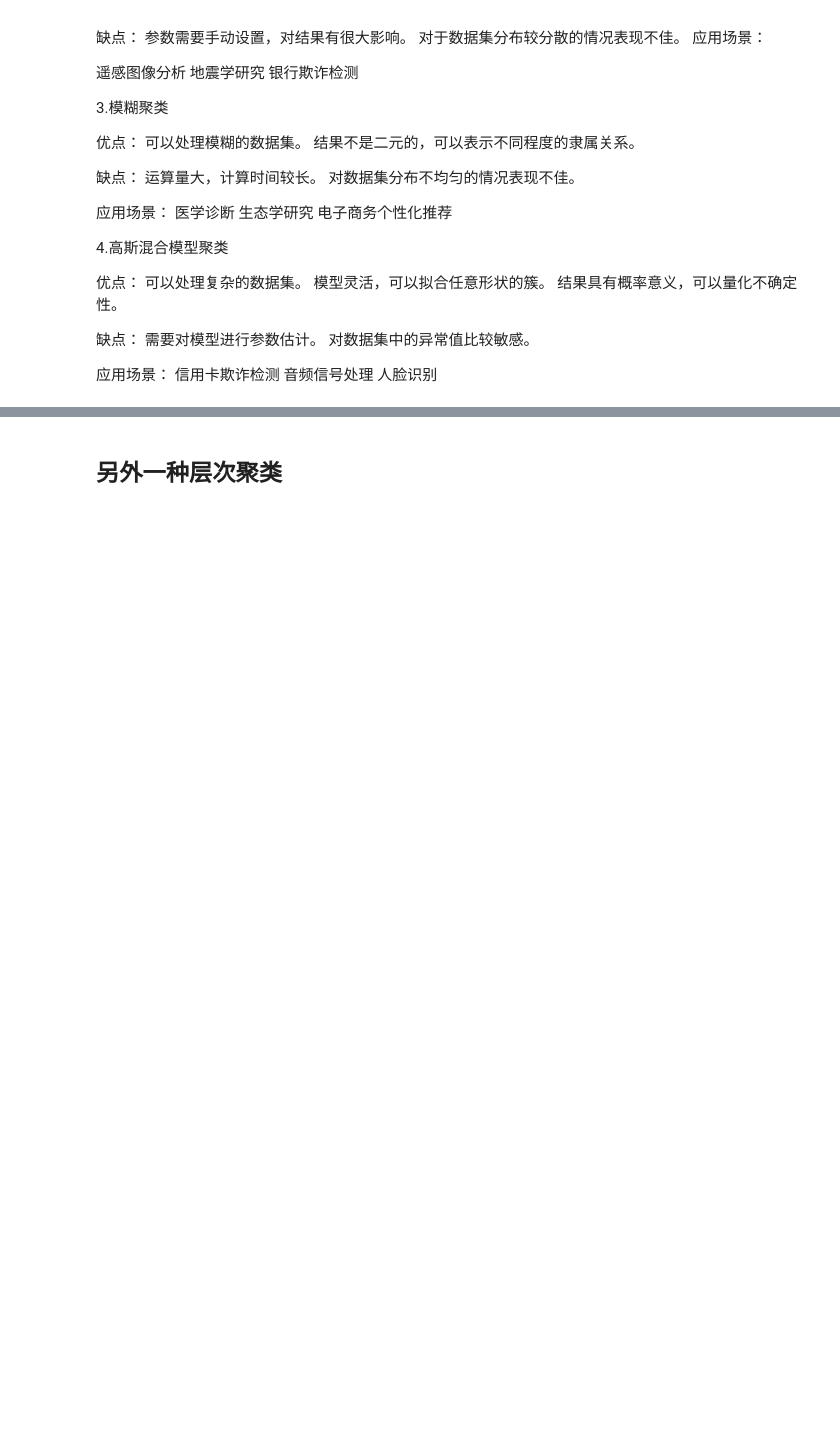
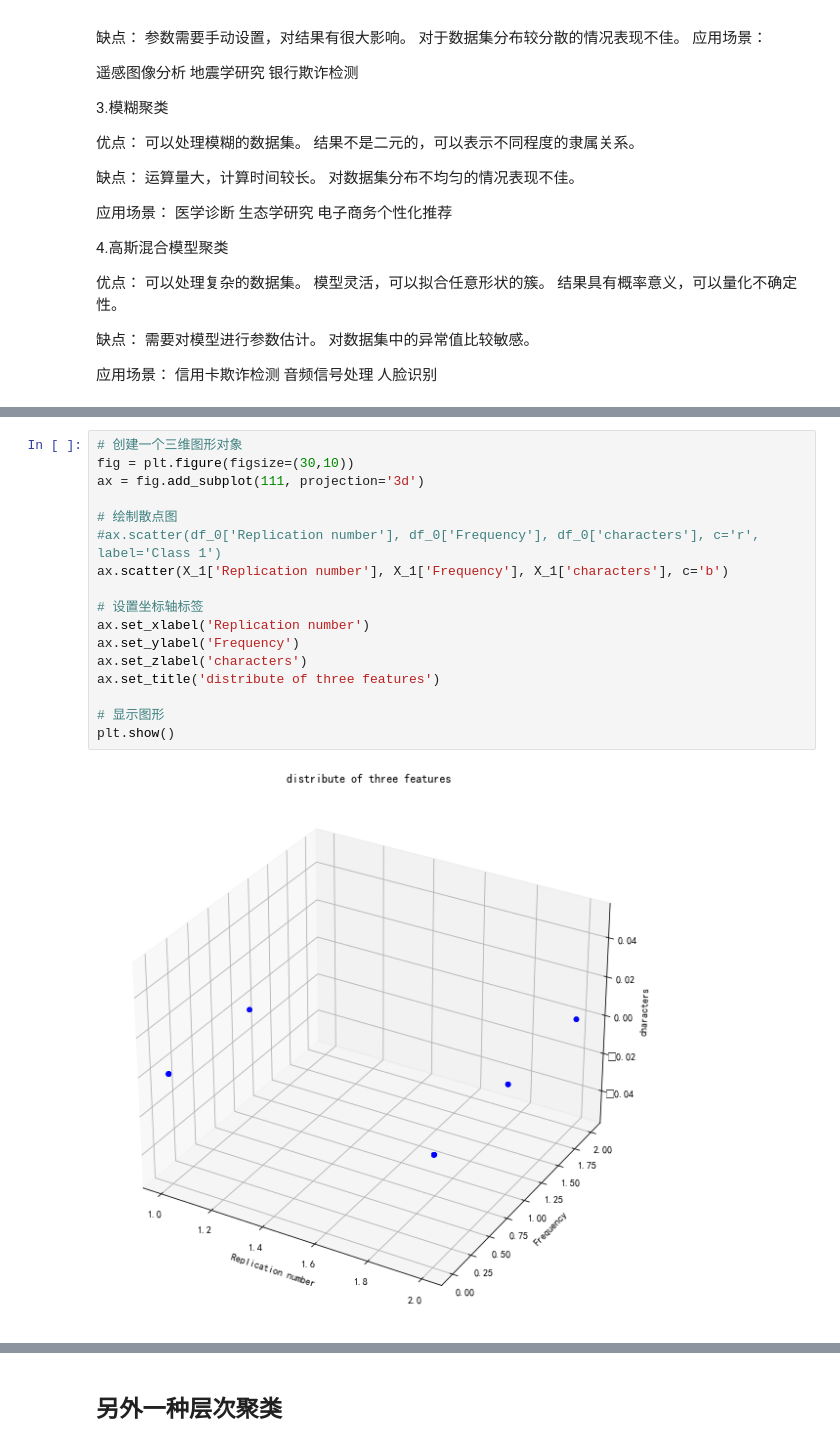
Before and after one commit to Xianyu39/MCMA2023, a Jupyter notebook: xk/code/clear.ipynb, the cells around one changed output, grey strips where cells are left out. Saved outputs shown, nothing was run; the diff lists cells and outputs as text; blank space fills up the shorter version.

```diff
--- a/xk/code/clear.ipynb
+++ b/xk/code/clear.ipynb
@@ -610,0 +711,19 @@ print(model.labels_)
+# %%
+# 创建一个三维图形对象
+fig = plt.figure(figsize=(30,10))
+ax = fig.add_subplot(111, projection='3d')
+
+# 绘制散点图
+#ax.scatter(df_0['Replication number'], df_0['Frequency'], df_0['characters'], c='r', label='Class 1')
+ax.scatter(X_1['Replication number'], X_1['Frequency'], X_1['characters'], c='b')
+
+# 设置坐标轴标签
+ax.set_xlabel('Replication number')
+ax.set_ylabel('Frequency')
+ax.set_zlabel('characters')
+ax.set_title('distribute of three features')
+
+# 显示图形
+plt.show()
+# %% [output]
+[figure, added]
```
Also changed, not shown: parts of 109 cells of this notebook, 8 other files.
